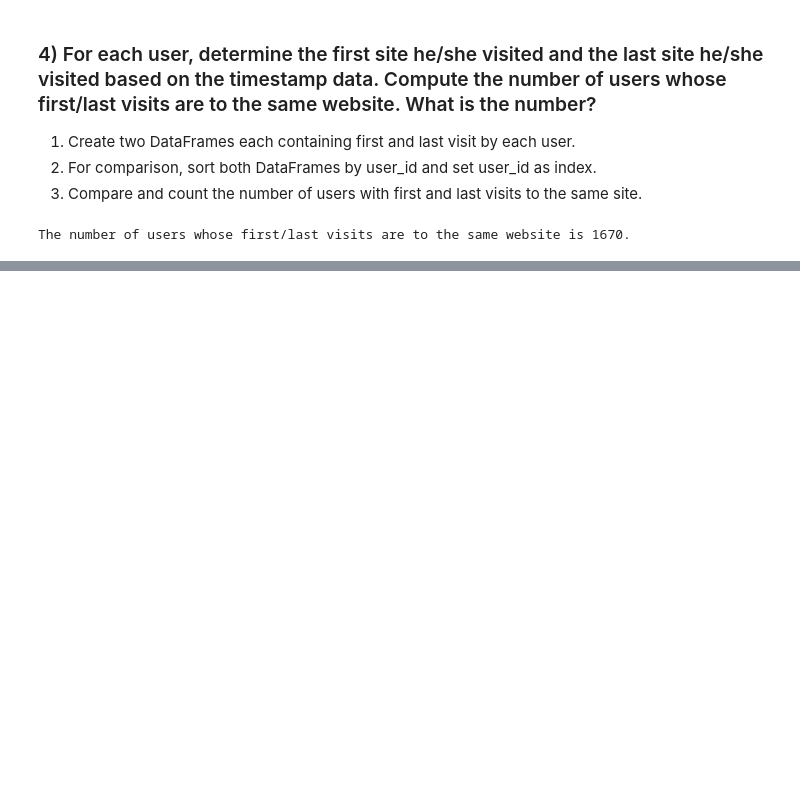
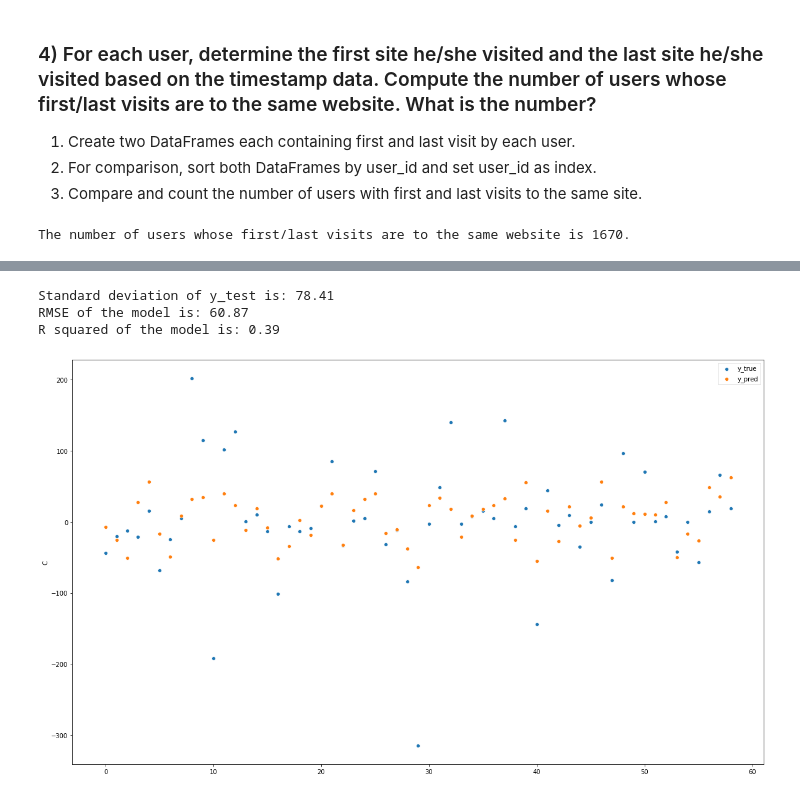
Before and after one commit to jiyoungsim/online-test, a Jupyter notebook: Moloco/moloco_online_test_young_sim.ipynb, the cells around one changed output, grey strips where cells are left out. Cells and saved outputs as stored; diff of their text form; code cells hidden in the pictures; blank space fills up the shorter version.

```diff
--- a/Moloco/moloco_online_test_young_sim.ipynb
+++ b/Moloco/moloco_online_test_young_sim.ipynb
@@ -101,0 +211,27 @@ The number of users whose first/last visits are to the same website is 1670.
+# %%
+def train_test_split(*arrays, test_size=0.2, seed=None):
+    arr_len = {len(i) for i in arrays}
+    if len(arr_len) == 1:
+        import random
+        n = arr_len.pop()
+
+        # optional setting for repeability
+        if seed:
+            random.seed(seed)
+
+        # shuffle indices
+        index = list(range(n))
+        random.shuffle(index)
+
+        # split indices
+        test_size = int(test_size * n)
+        test_idx = index[:test_size]
+        train_idx = index[test_size:]
+
+        # split data
+        result = []
+        for arr in arrays:
+            result.append(arr.iloc[train_idx])
+            result.append(arr.iloc[test_idx])
+        return result
+    print('Input arrays should be in same length.')
@@ -101,0 +240,2 @@ The number of users whose first/last visits are to the same website is 1670.
+# %%
+X_train, X_test, y_train, y_test = train_test_split(X, y, seed=1)
@@ -101,0 +244,4 @@ The number of users whose first/last visits are to the same website is 1670.
+# %%
+lr = linear_regression()
+lr.fit(X_train, y_train)
+preds = lr.predict(X_test)
@@ -101,0 +253,17 @@ The number of users whose first/last visits are to the same website is 1670.
+# %%
+print('Standard deviation of y_test is: {:.2f}'.format(y_test.std()))
+print('RMSE of the model is: {:.2f}'.format(rmse(y_test, preds)))
+print('R squared of the model is: {:.2f}'.format(r2(y_test, preds)))
+# %% [output]
+Standard deviation of y_test is: 78.41
+RMSE of the model is: 60.87
+R squared of the model is: 0.39
+# %%
+fig, ax = plt.subplots(1, 1, figsize = (20,12))
+sns.scatterplot(range(len(y_test)),y_test, ax=ax, label='y_true')
+sns.scatterplot(range(len(y_test)),preds, ax=ax, label='y_pred')
+ax.legend()
+ax.set_ylabel('C')
+plt.show()
+# %% [output]
+[figure, added]
```
Also changed, not shown: parts of 22 cells of this notebook.
